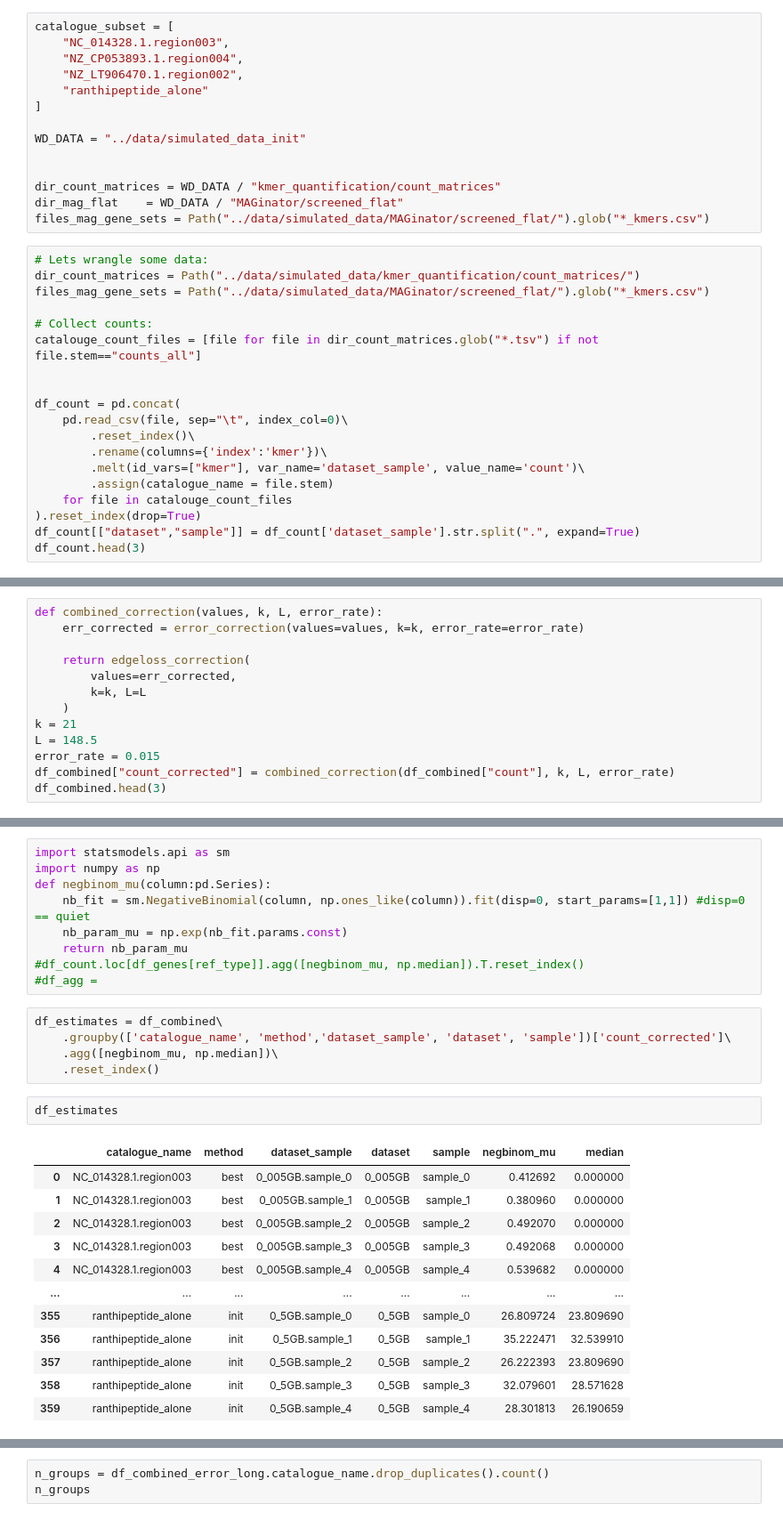
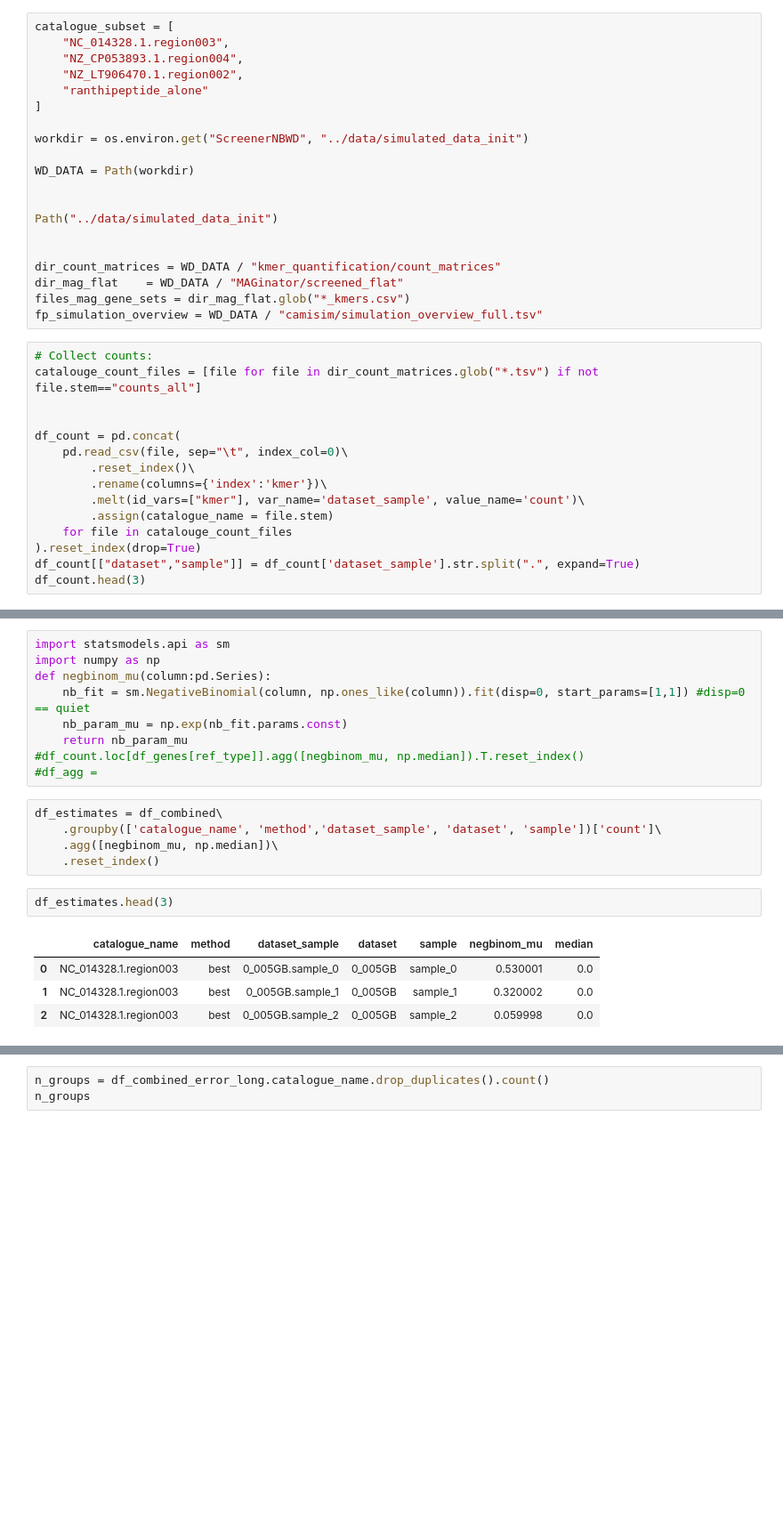
Before and after one commit to HenrikSpiegel/Screener, a Jupyter notebook: analysis_notebooks/11_mag_test_subset.ipynb, the cells around one changed output, grey strips where cells are left out. Shown: that part at 89% size. Cells and saved outputs as stored; diff of their text form; blank space fills up the shorter version.

```diff
--- a/analysis_notebooks/11_mag_test_subset.ipynb
+++ b/analysis_notebooks/11_mag_test_subset.ipynb
@@ -49,17 +50,19 @@ catalogue_subset = [
     "ranthipeptide_alone"
 ]
 
-WD_DATA = "../data/simulated_data_init"
+workdir = os.environ.get("ScreenerNBWD", "../data/simulated_data_init")
+
+WD_DATA = Path(workdir)
+
+
+Path("../data/simulated_data_init")
 
 
 dir_count_matrices = WD_DATA / "kmer_quantification/count_matrices"
 dir_mag_flat    = WD_DATA / "MAGinator/screened_flat"
-files_mag_gene_sets = Path("../data/simulated_data/MAGinator/screened_flat/").glob("*_kmers.csv")
+files_mag_gene_sets = dir_mag_flat.glob("*_kmers.csv")
+fp_simulation_overview = WD_DATA / "camisim/simulation_overview_full.tsv"
 # %%
-# Lets wrangle some data:
-dir_count_matrices = Path("../data/simulated_data/kmer_quantification/count_matrices/")
-files_mag_gene_sets = Path("../data/simulated_data/MAGinator/screened_flat/").glob("*_kmers.csv")
-
 # Collect counts:
 catalouge_count_files = [file for file in dir_count_matrices.glob("*.tsv") if not file.stem=="counts_all"]
 
@@ -117,13 +119,0 @@ df_combined.head(3)
-# %%
-def combined_correction(values, k, L, error_rate):
-    err_corrected = error_correction(values=values, k=k, error_rate=error_rate)
-
-    return edgeloss_correction(
-        values=err_corrected,
-        k=k, L=L
-    )
-k = 21
-L = 148.5
-error_rate = 0.015
-df_combined["count_corrected"] = combined_correction(df_combined["count"], k, L, error_rate)
-df_combined.head(3)
@@ -143,21 +128,13 @@ def negbinom_mu(column:pd.Series):
 #df_agg =
 # %%
 df_estimates = df_combined\
-    .groupby(['catalogue_name', 'method','dataset_sample', 'dataset', 'sample'])['count_corrected']\
+    .groupby(['catalogue_name', 'method','dataset_sample', 'dataset', 'sample'])['count']\
     .agg([negbinom_mu, np.median])\
     .reset_index()
 # %%
-df_estimates
+df_estimates.head(3)
 # %% [output]
 |  | catalogue_name | method | dataset_sample | dataset | sample | negbinom_mu | median |
-| 0 | NC_014328.1.region003 | best | 0_005GB.sample_0 | 0_005GB | sample_0 | 0.412692 | 0.000000 |
-| 1 | NC_014328.1.region003 | best | 0_005GB.sample_1 | 0_005GB | sample_1 | 0.380960 | 0.000000 |
-| 2 | NC_014328.1.region003 | best | 0_005GB.sample_2 | 0_005GB | sample_2 | 0.492070 | 0.000000 |
-| 3 | NC_014328.1.region003 | best | 0_005GB.sample_3 | 0_005GB | sample_3 | 0.492068 | 0.000000 |
-| 4 | NC_014328.1.region003 | best | 0_005GB.sample_4 | 0_005GB | sample_4 | 0.539682 | 0.000000 |
-| ... | ... | ... | ... | ... | ... | ... | ... |
-| 355 | ranthipeptide_alone | init | 0_5GB.sample_0 | 0_5GB | sample_0 | 26.809724 | 23.809690 |
-| 356 | ranthipeptide_alone | init | 0_5GB.sample_1 | 0_5GB | sample_1 | 35.222471 | 32.539910 |
-| 357 | ranthipeptide_alone | init | 0_5GB.sample_2 | 0_5GB | sample_2 | 26.222393 | 23.809690 |
-| 358 | ranthipeptide_alone | init | 0_5GB.sample_3 | 0_5GB | sample_3 | 32.079601 | 28.571628 |
-| 359 | ranthipeptide_alone | init | 0_5GB.sample_4 | 0_5GB | sample_4 | 28.301813 | 26.190659 |
+| 0 | NC_014328.1.region003 | best | 0_005GB.sample_0 | 0_005GB | sample_0 | 0.530001 | 0.0 |
+| 1 | NC_014328.1.region003 | best | 0_005GB.sample_1 | 0_005GB | sample_1 | 0.320002 | 0.0 |
+| 2 | NC_014328.1.region003 | best | 0_005GB.sample_2 | 0_005GB | sample_2 | 0.059998 | 0.0 |
```
Also changed, not shown: parts of 30 cells of this notebook, 10 other files.
